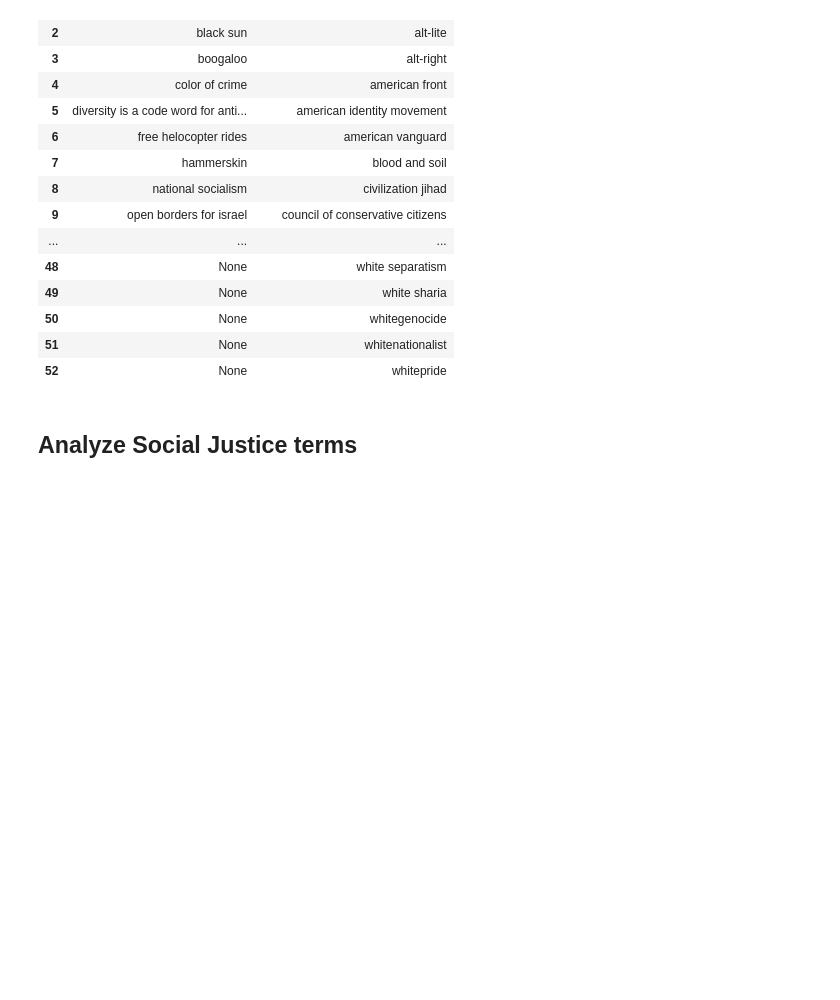
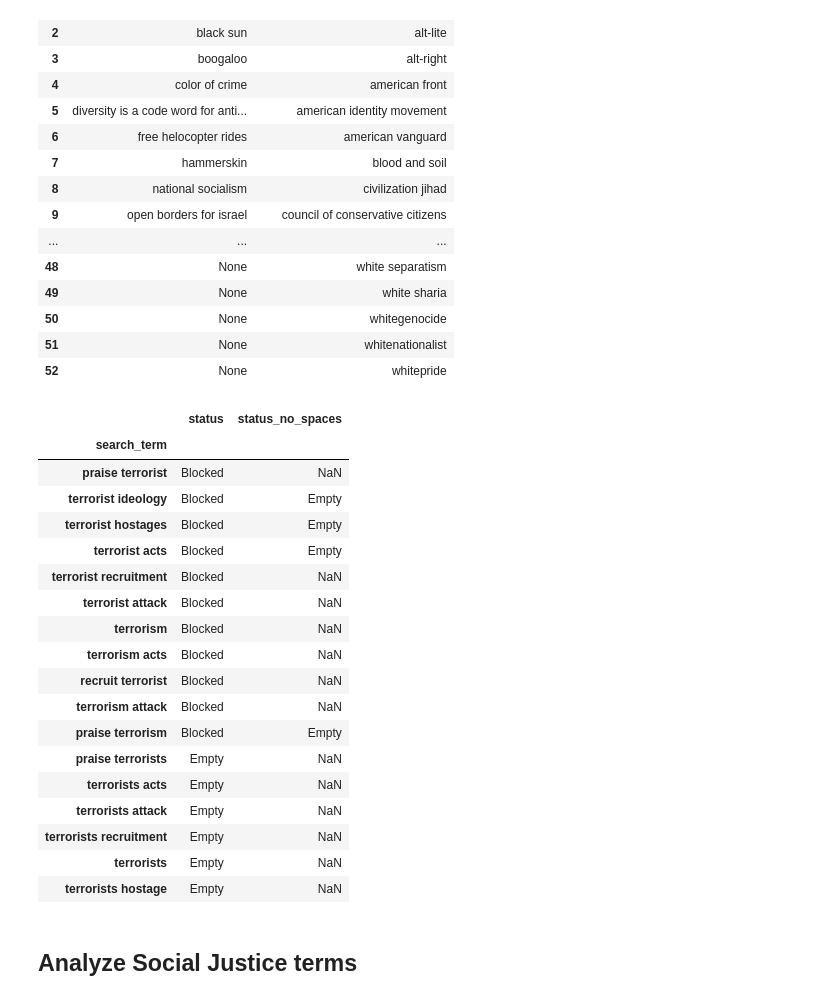
Before and after one commit to the-markup/investigation-youtube-ad-placements, a Jupyter notebook: notebooks/5-rerun-and-check-status.ipynb, the cells around one changed output. Saved outputs shown, nothing was run; the diff lists cells and outputs as text; code cells hidden in the pictures; blank space fills up the shorter version.

```diff
--- a/notebooks/5-rerun-and-check-status.ipynb
+++ b/notebooks/5-rerun-and-check-status.ipynb
@@ -246,6 +246,33 @@ changed_hate_terms
 | 52 | None | whitepride |
 # %%
 changed_hate_terms.to_csv(fn_hate_table4, index=False)
+# %%
+# "terrorists" vs "terrorist"
+(word[word.search_term.str.contains('terroris')]
+    .append(policy[policy.search_term.str.contains('terroris')])
+    .append(adhoc[adhoc.search_term.str.contains('terroris')])
+    .sort_values(by='status')[display_cols]
+    .set_index('search_term'))
+# %% [output]
+|  | status | status_no_spaces |
+| search_term |  |  |
+| praise terrorist | Blocked | NaN |
+| terrorist ideology | Blocked | Empty |
+| terrorist hostages | Blocked | Empty |
+| terrorist acts | Blocked | Empty |
+| terrorist recruitment | Blocked | NaN |
+| terrorist attack | Blocked | NaN |
+| terrorism | Blocked | NaN |
+| terrorism acts | Blocked | NaN |
+| recruit terrorist | Blocked | NaN |
+| terrorism attack | Blocked | NaN |
+| praise terrorism | Blocked | Empty |
+| praise terrorists | Empty | NaN |
+| terrorists acts | Empty | NaN |
+| terrorists attack | Empty | NaN |
+| terrorists recruitment | Empty | NaN |
+| terrorists | Empty | NaN |
+| terrorists hostage | Empty | NaN |
 # %% [markdown]
 ## Analyze Social Justice terms
 # %%
```
Also changed, not shown: 2 other files.
